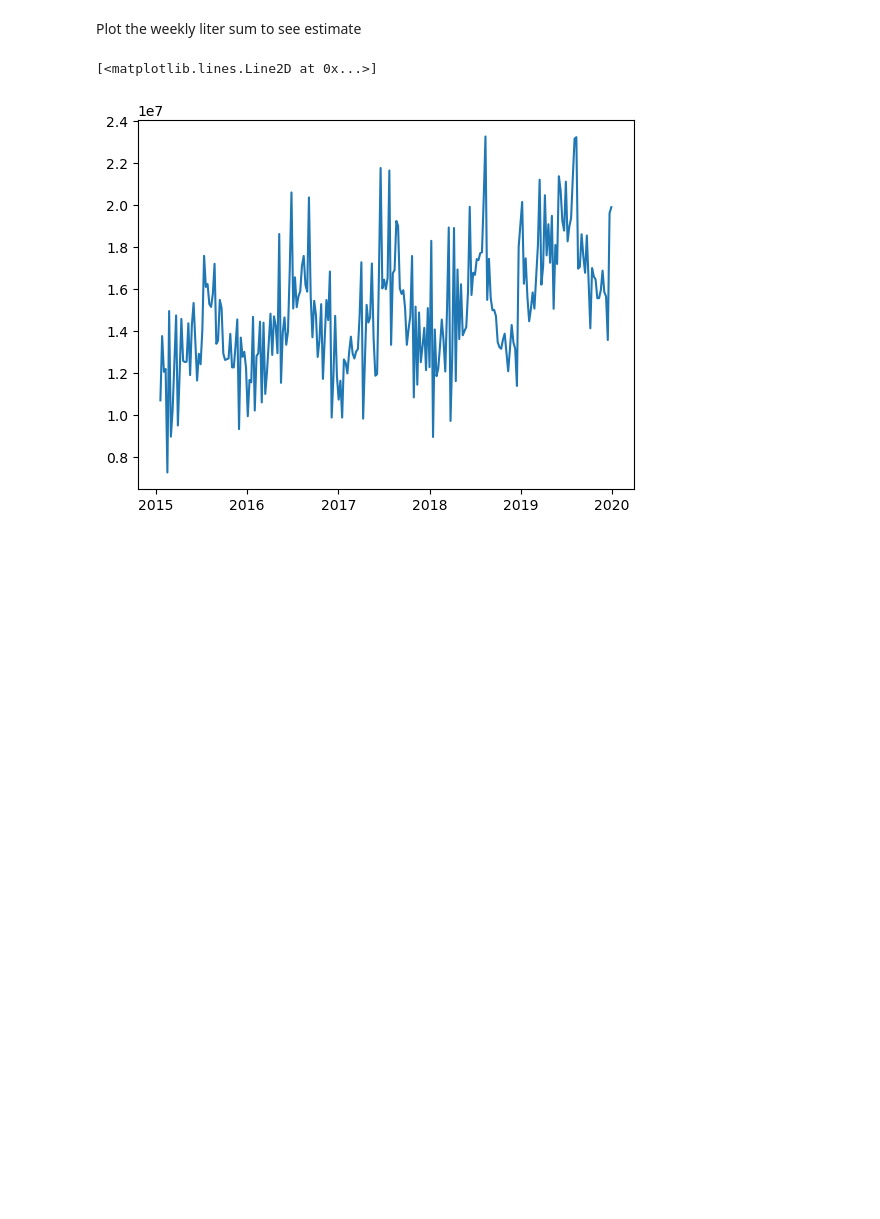
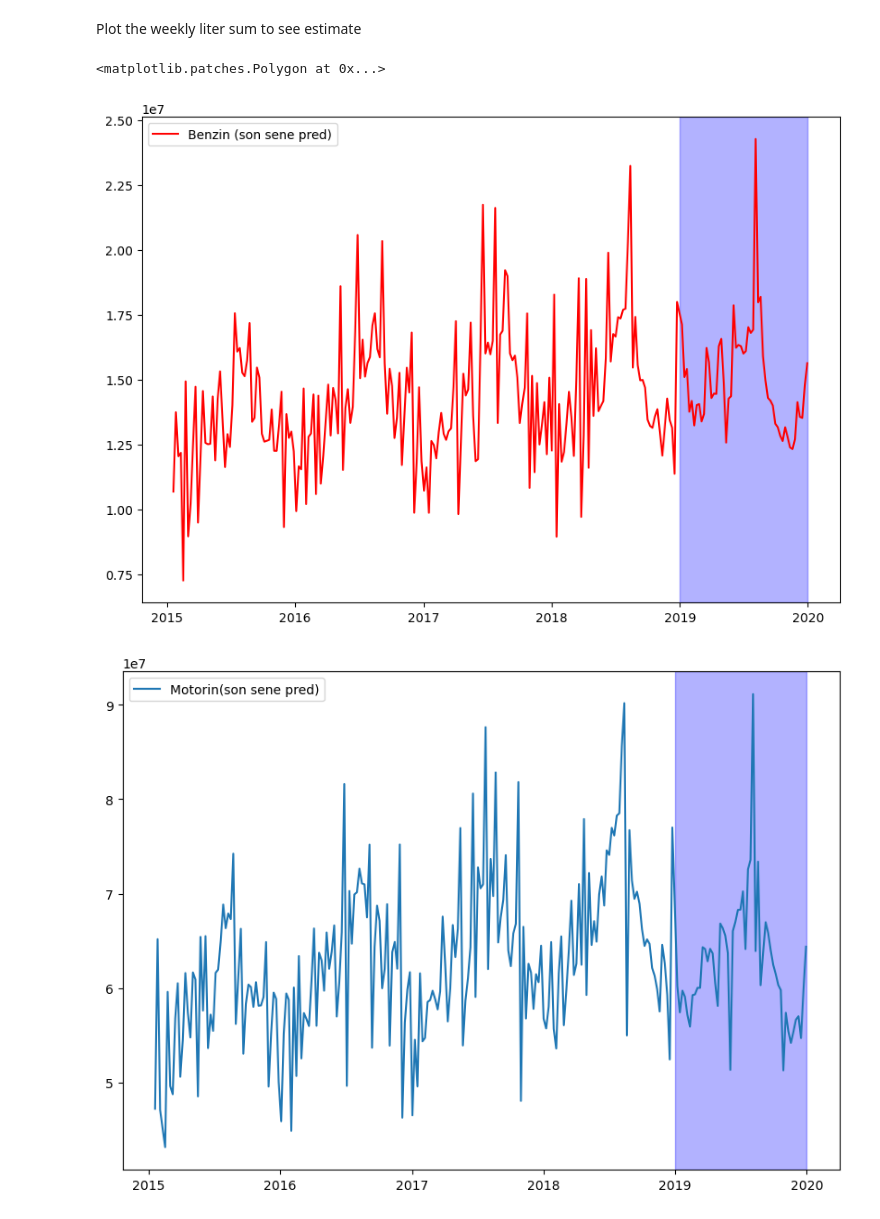
Before and after one commit to feyzijan/ShellDatathon, a Jupyter notebook: MLModels/NeuralNetSparse.ipynb, the cells around one changed output. Saved outputs shown, nothing was run; the diff lists cells and outputs as text; code cells hidden in the pictures; blank space fills up the shorter version.

```diff
--- a/MLModels/NeuralNetSparse.ipynb
+++ b/MLModels/NeuralNetSparse.ipynb
@@ -206,24 +320,39 @@ df_pred.to_csv("MyTestSubmission.csv")
 # %% [markdown]
 Plot the weekly liter sum to see estimate
 # %%
-df_test.Litres = y_test_pred *1.2
+df_test.Litres = y_test_pred
 # %%
-df = pd.concat([df_train,df_test])
+df = pd.concat([df_train_og,df_test])
-# %%
-
-fig, ax = plt.subplots()
-df1 = df[df["Benzin"] == 1]
-df2 = df[df["Motorin"] == 1]
-df1 = df1.groupby(by=["WeekStarting"],axis=0).sum()
-df2 = df2.groupby(by=["WeekStarting"],axis=0).sum()
-
-df1.reset_index(inplace=True)
-df2.reset_index(inplace=True)
-benzin_sales = df1.Litres
-motorin_sales = df2.Litres
-dates = df1["WeekStarting"]
-plt.plot(dates,benzin_sales)
-#plt.plot(dates,motorin_sales/4.2)
-# %% [output]
-[<matplotlib.lines.Line2D at 0x...>]
-[figure, removed]
+# %%
+#Benzin
+
+
+fig, ax = plt.subplots()
+fig.set_size_inches(10, 7, forward=True)
+df1 = df[df["Benzin"] == 1]
+df1 = df1.groupby(by=["WeekStarting"],axis=0).sum()
+df1.reset_index(inplace=True)
+benzin_sales = df1.Litres
+dates = df1["WeekStarting"]
+plt.plot(dates,benzin_sales,color='r',label="Benzin (son sene pred)")
+ax.legend()
+ax.axvspan("2019-01-01", "2020-01-01", color="blue", alpha=0.3)
+
+fig, ax = plt.subplots()
+fig.set_size_inches(10, 7, forward=True)
+df2 = df[df["Motorin"] == 1]
+df2 = df2.groupby(by=["WeekStarting"],axis=0).sum()
+df2.reset_index(inplace=True)
+motorin_sales = df2.Litres
+dates = df2["WeekStarting"]
+plt.plot(dates,motorin_sales,label="Motorin(son sene pred)")
+ax.legend()
+
+# highlight a time range
+ax.axvspan("2019-01-01", "2020-01-01", color="blue", alpha=0.3)
+
+#plt.plot(dates,motorin_sales/4.2)
+# %% [output]
+<matplotlib.patches.Polygon at 0x...>
+[figure, added]
+[figure, added]
```
Also changed, not shown: parts of 36 cells of this notebook, 7 other files.
